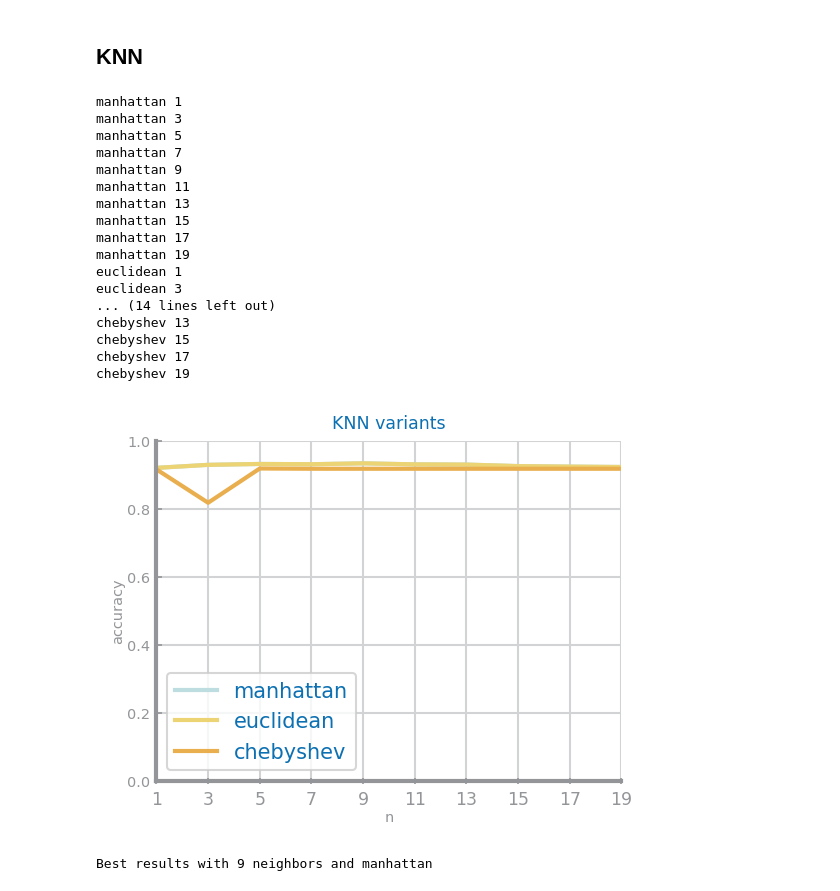
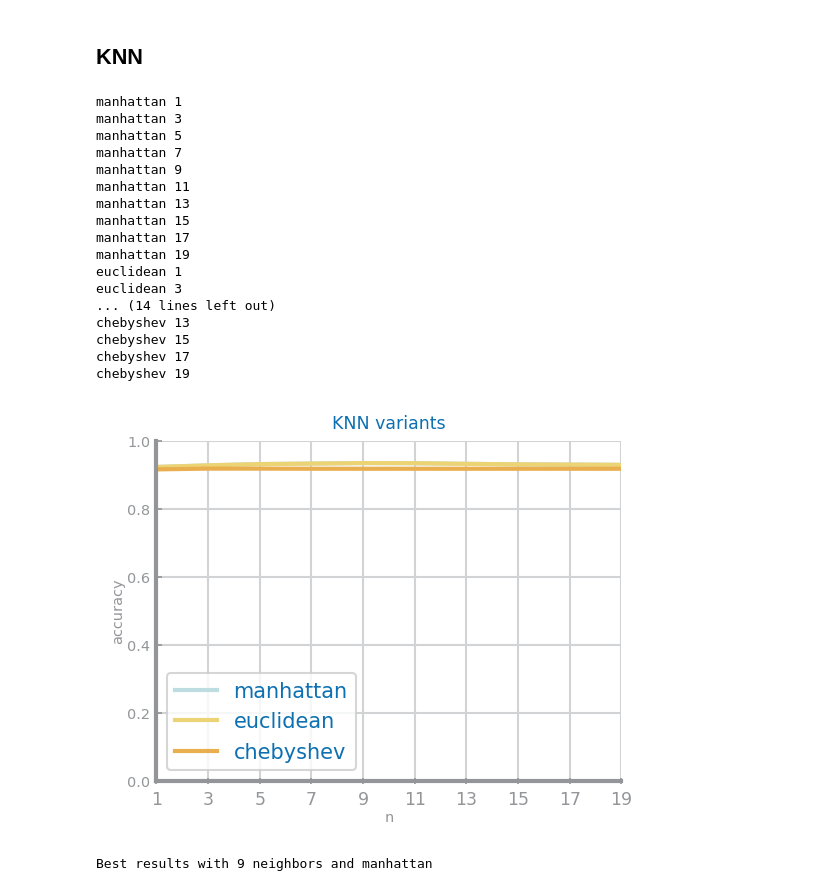
Before and after one commit to joaocmd/CD-Project, a Jupyter notebook: proj-1_lab3.ipynb, the cells around one changed output. Saved outputs shown, nothing was run; the diff lists cells and outputs as text; code cells hidden in the pictures.

```diff
--- a/proj-1_lab3.ipynb
+++ b/proj-1_lab3.ipynb
@@ -119,0 +247,29 @@ Best results with 3 neighbors and manhattan
+# %%
+hf_df = norm_data_minmax.copy().drop(columns=['time'])
+y: np.ndarray = hf_df.pop('DEATH_EVENT').values
+X: np.ndarray = hf_df.values
+labels = pd.unique(y)
+
+trnX, tstX, trnY, tstY = train_test_split(X, y, train_size=0.7, stratify=y)
+
+nvalues = [1, 3, 5, 7, 9, 11, 13, 15, 17, 19]
+dist = ['manhattan', 'euclidean', 'chebyshev']
+values = {}
+best = (0, '')
+last_best = 0
+for d in dist:
+    yvalues = []
+    for n in nvalues:
+        knn = KNeighborsClassifier(n_neighbors=n, metric=d)
+        knn.fit(trnX, trnY)
+        prdY = knn.predict(tstX)
+        yvalues.append(metrics.accuracy_score(tstY, prdY))
+        if yvalues[-1] > last_best:
+            best = (n, d)
+            last_best = yvalues[-1]
+    values[d] = yvalues
+
+plt.figure()
+ds.multiple_line_chart(nvalues, values, title='KNN variants', xlabel='n', ylabel='accuracy', percentage=True)
+plt.show()
+print('Best results with %d neighbors and %s'%(best[0], best[1]))
@@ -135,9 +294,9 @@ All of the variables are binary and with values from 0 to 1 and so there is no n
 ## Naive Bayes
 # %%
 print(t_data_raw.shape[0])
-t_data_raw_2 = t_data_raw.copy()
-y: np.ndarray = t_data_raw_2.pop(1024).values
-X: np.ndarray = t_data_raw_2.values
+t_df = t_data_raw.copy()
+y: np.ndarray = t_df.pop('toxic').values
+X: np.ndarray = t_df.values
 labels = pd.unique(y)
 
 trnX, tstX, trnY, tstY = train_test_split(X, y, train_size=0.7, stratify=y)
@@ -171,9 +330,9 @@ plt.show()
 # %% [markdown]
 ## KNN
 # %%
-t_data_raw_2 = t_data_raw.copy()
-y: np.ndarray = t_data_raw_2.pop(1024).values
-X: np.ndarray = t_data_raw_2.values
+t_df = t_data_raw.copy()
+y: np.ndarray = t_df.pop('toxic').values
+X: np.ndarray = t_df.values
 labels = pd.unique(y)
 
 trnX, tstX, trnY, tstY = train_test_split(X, y, train_size=0.7, stratify=y)
@@ -191,34 +350,34 @@ for d in dist:
         knn.fit(trnX, trnY)
         prdY = knn.predict(tstX)
         yvalues.append(metrics.accuracy_score(tstY, prdY))
         if yvalues[-1] > last_best:
             best = (n, d)
             last_best = yvalues[-1]
     values[d] = yvalues
 
 plt.figure()
 ds.multiple_line_chart(nvalues, values, title='KNN variants', xlabel='n', ylabel='accuracy', percentage=True)
 plt.show()
 print('Best results with %d neighbors and %s'%(best[0], best[1]))
 # %% [output]
 manhattan 1
 manhattan 3
 manhattan 5
 manhattan 7
 manhattan 9
 manhattan 11
 manhattan 13
 manhattan 15
 manhattan 17
 manhattan 19
 euclidean 1
 euclidean 3
 ... (14 lines left out)
 chebyshev 13
 chebyshev 15
 chebyshev 17
 chebyshev 19
-[figure, old version]
+[figure, new version]
 Best results with 9 neighbors and manhattan
 # %%
 clf = knn = KNeighborsClassifier(n_neighbors=best[0], metric=best[1])
```
Also changed, not shown: parts of 22 cells of this notebook, 1 other file.
